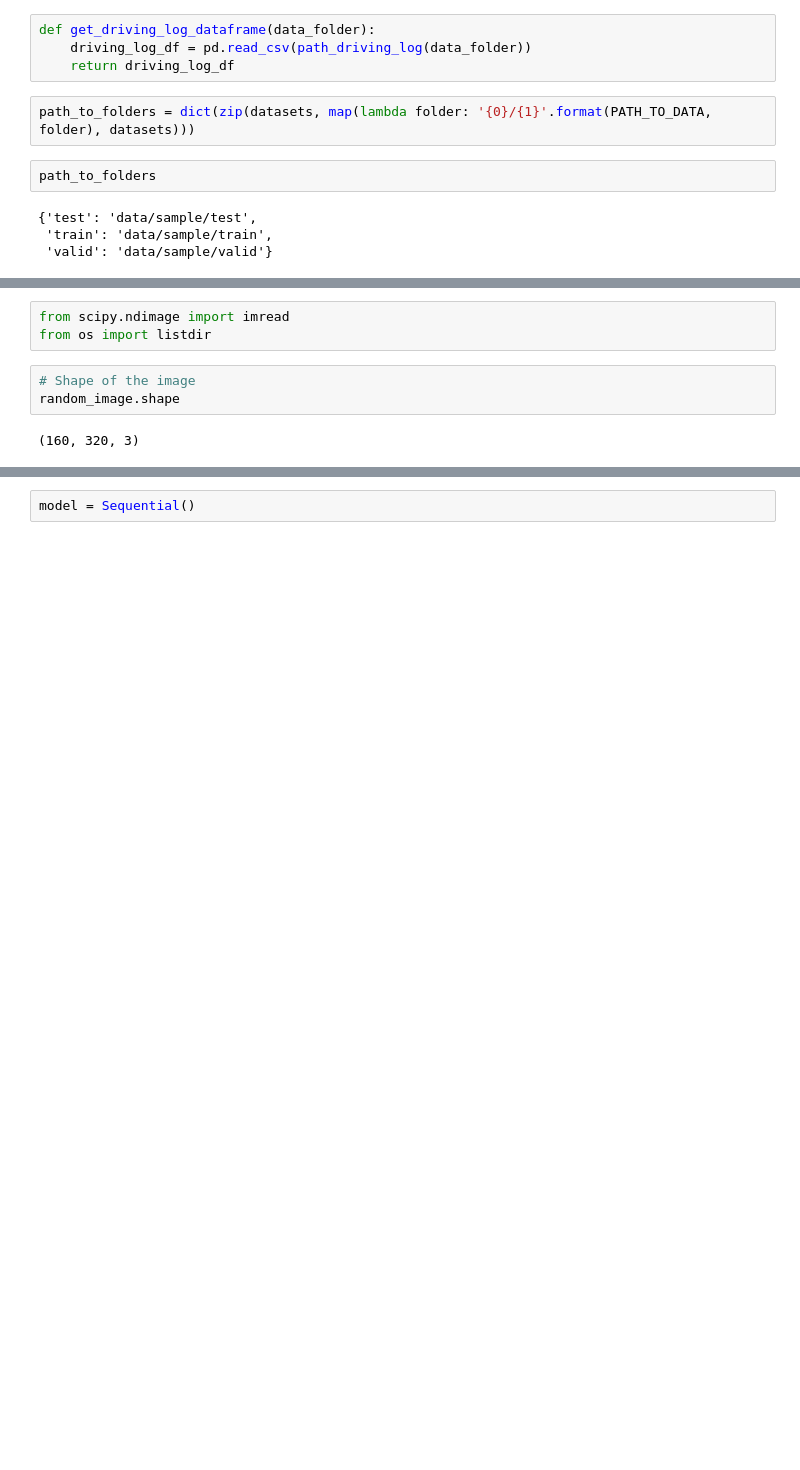
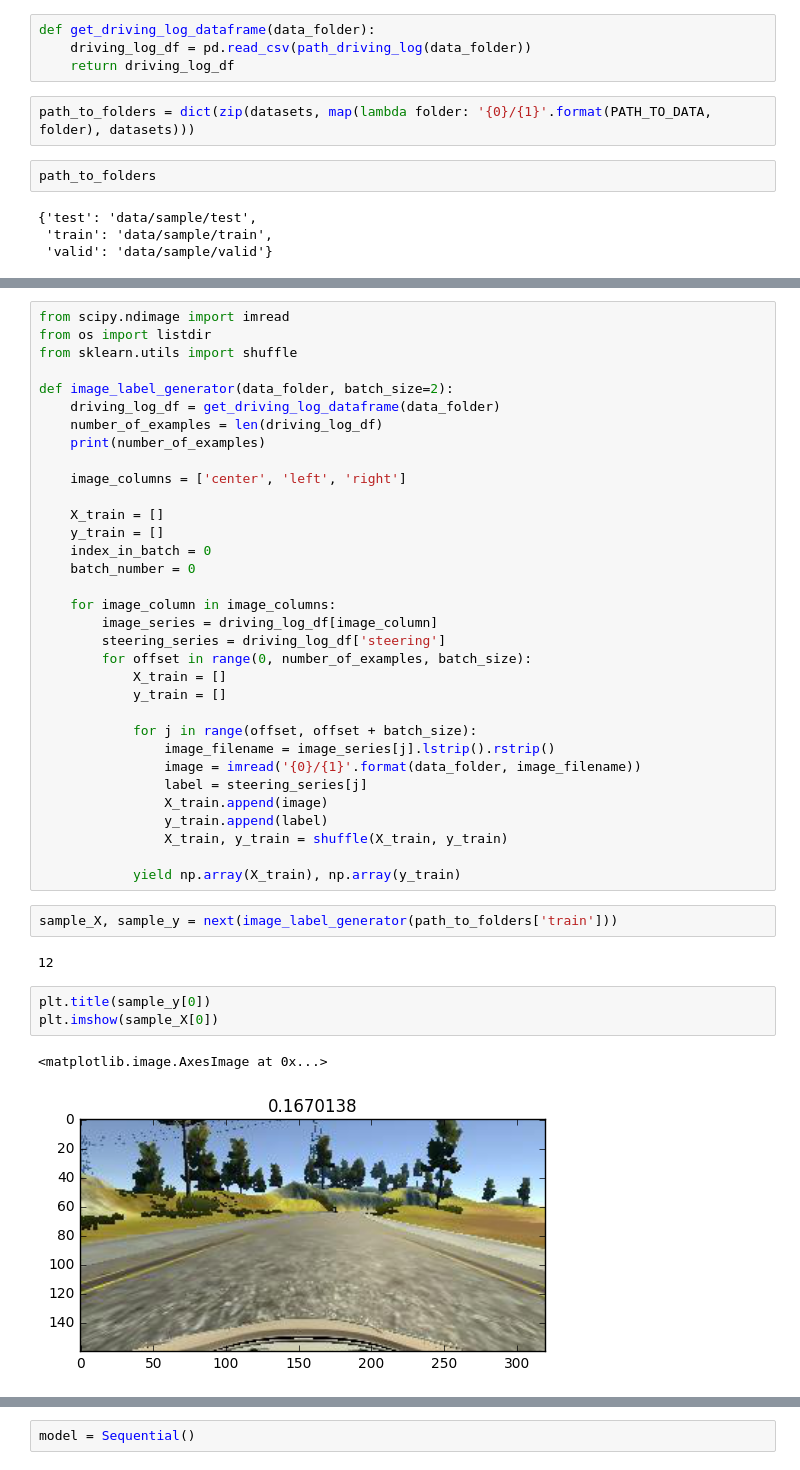
Before and after one commit to hristo-vrigazov/behavioral-cloning, a Jupyter notebook: Experiments.ipynb, the cells around one changed output, grey strips where cells are left out. Drawn from its saved outputs; the diff is of its cells as text; blank space fills up the shorter version.

Commit message:
Implemented image generator with output as well

```diff
--- a/Experiments.ipynb
+++ b/Experiments.ipynb
@@ -56,11 +35,46 @@ image_label_generator(path_to_folders['train'])
-# %%
-from scipy.ndimage import imread
-from os import listdir
-# %%
-# Shape of the image
-random_image.shape
-# %% [output]
-(160, 320, 3)
+# %%
+from scipy.ndimage import imread
+from os import listdir
+from sklearn.utils import shuffle
+
+def image_label_generator(data_folder, batch_size=2):
+    driving_log_df = get_driving_log_dataframe(data_folder)
+    number_of_examples = len(driving_log_df)
+    print(number_of_examples)
+
+    image_columns = ['center', 'left', 'right']
+
+    X_train = []
+    y_train = []
+    index_in_batch = 0
+    batch_number = 0
+
+    for image_column in image_columns:
+        image_series = driving_log_df[image_column]
+        steering_series = driving_log_df['steering']
+        for offset in range(0, number_of_examples, batch_size):
+            X_train = []
+            y_train = []
+
+            for j in range(offset, offset + batch_size):
+                image_filename = image_series[j].lstrip().rstrip()
+                image = imread('{0}/{1}'.format(data_folder, image_filename))
+                label = steering_series[j]
+                X_train.append(image)
+                y_train.append(label)
+                X_train, y_train = shuffle(X_train, y_train)
+
+            yield np.array(X_train), np.array(y_train)
+# %%
+sample_X, sample_y = next(image_label_generator(path_to_folders['train']))
+# %% [output]
+12
+# %%
+plt.title(sample_y[0])
+plt.imshow(sample_X[0])
+# %% [output]
+<matplotlib.image.AxesImage at 0x...>
+[figure, added]
 # %%
 from keras.models import Sequential
 from keras.layers import BatchNormalization
```
Also changed, not shown: parts of 6 cells of this notebook.
